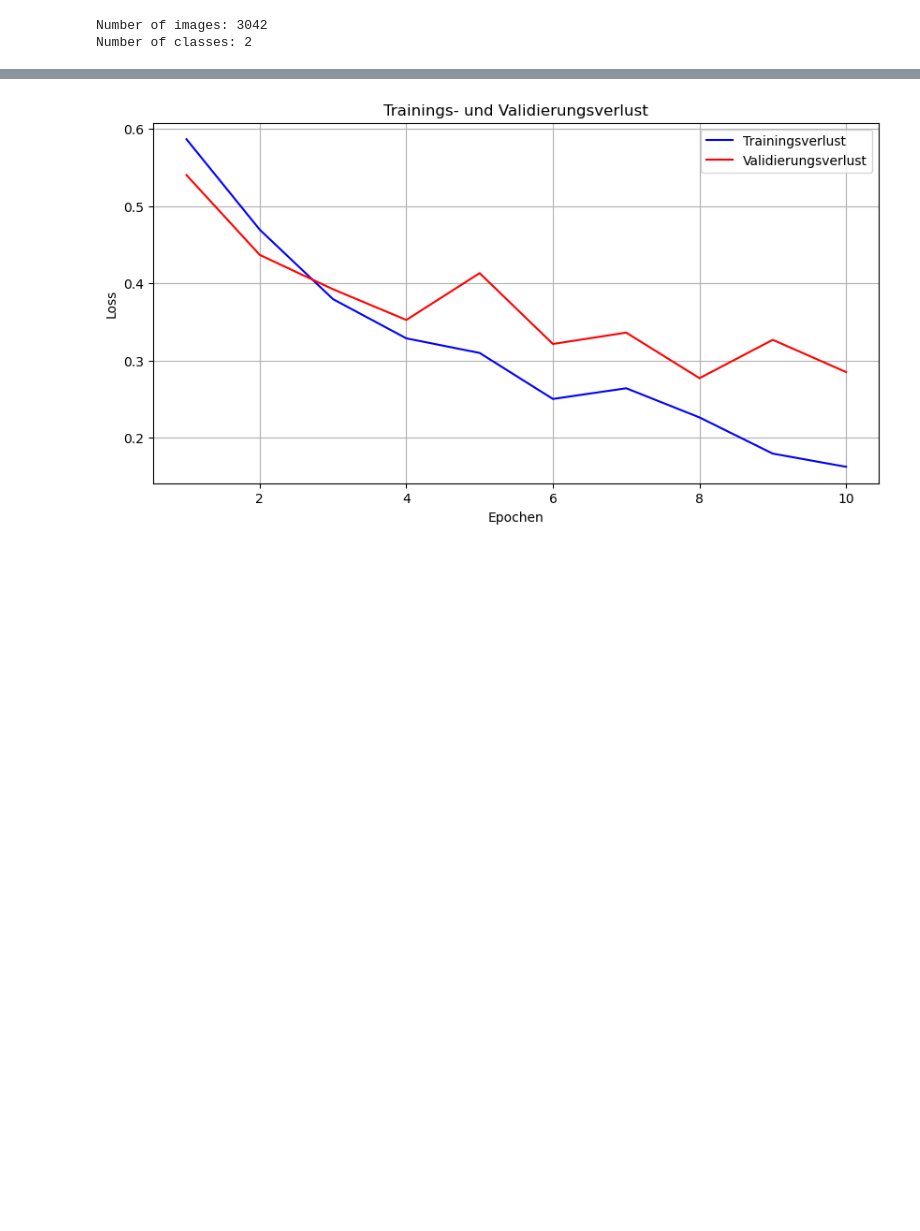
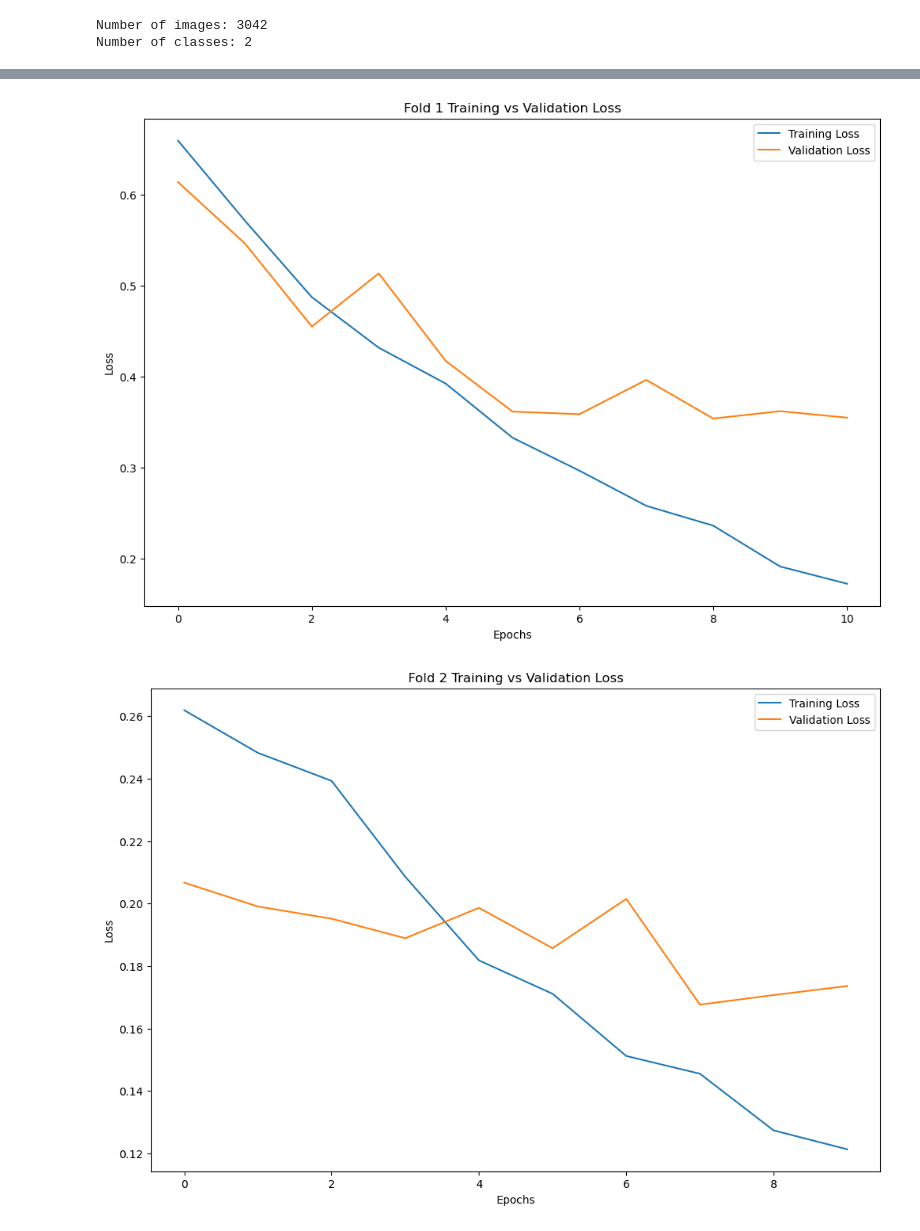
Before and after one commit to VakZok/ImageClassificationForSimilarObjects, a Jupyter notebook: binary_image_classification.ipynb, the cells around one changed output, grey strips where cells are left out. Drawn from its saved outputs; the diff is of its cells as text; code cells hidden in the pictures; blank space fills up the shorter version.

Commit message:
Added cross validation and new plots

```diff
--- a/binary_image_classification.ipynb
+++ b/binary_image_classification.ipynb
@@ -10,13 +9,13 @@ WARNING:tensorflow:From E:\Code\Anaconda\Lib\site-packages\keras\src\losses.py:2
 # %%
 # Create an ImageDataGenerator with specified augmentations
 datagen = ImageDataGenerator(
-    horizontal_flip=True,  # Randomly flip images horizontally
+    vertical_flip=True,  # Randomly flip images horizontally
     zoom_range=0.2,         # Randomly zoom images (range: 0.2 means 20% zoom in/out)
     shear_range=0.2        # Randomly shear images
 )
 
 # Load your dataset using tf.keras.utils.image_dataset_from_directory
-data = tf.keras.utils.image_dataset_from_directory('photos', batch_size=400)
+data = tf.keras.utils.image_dataset_from_directory('photos')
 
 # Create lists to store augmented images and labels
 augmented_images = []
@@ -75,2 +90,7 @@ WARNING:tensorflow:From E:\Code\Anaconda\Lib\site-packages\keras\src\layers\pool
 # %%
 model.compile(optimizer='adam', loss='binary_crossentropy', metrics=['accuracy'])
+
+# Implement learning rate scheduler
+lr_schedule = tf.keras.callbacks.LearningRateScheduler(lambda epoch: 1e-4 * 10**(epoch / 20))
+
+early_stopping = EarlyStopping(monitor='val_loss', patience=2, restore_best_weights=True)
@@ -117,17 +146,13 @@ Test accuracy: 0.8965517282485962
 # %%
-train_loss = hist.history['loss']
-val_loss = hist.history['val_loss']
-
-epochs = range(1, len(train_loss) + 1)
-
-plt.figure(figsize=(10, 5))
-plt.plot(epochs, train_loss, 'b', label='Trainingsverlust')
-plt.plot(epochs, val_loss, 'r', label='Validierungsverlust')
-plt.title('Trainings- und Validierungsverlust')
-plt.xlabel('Epochen')
-plt.ylabel('Loss')
-plt.legend()
-plt.grid(True)
-plt.show()
+for i, history in enumerate(histories):
+    plt.figure(figsize=(12, 8))
+    plt.plot(history.history['loss'], label='Training Loss')
+    plt.plot(history.history['val_loss'], label='Validation Loss')
+    plt.title(f'Fold {i+1} Training vs Validation Loss')
+    plt.xlabel('Epochs')
+    plt.ylabel('Loss')
+    plt.legend()
+    plt.show()
 # %% [output]
-[figure, old version]
+[figure, new version]
+[figure, added]
```
Also changed, not shown: parts of 7 cells of this notebook.
